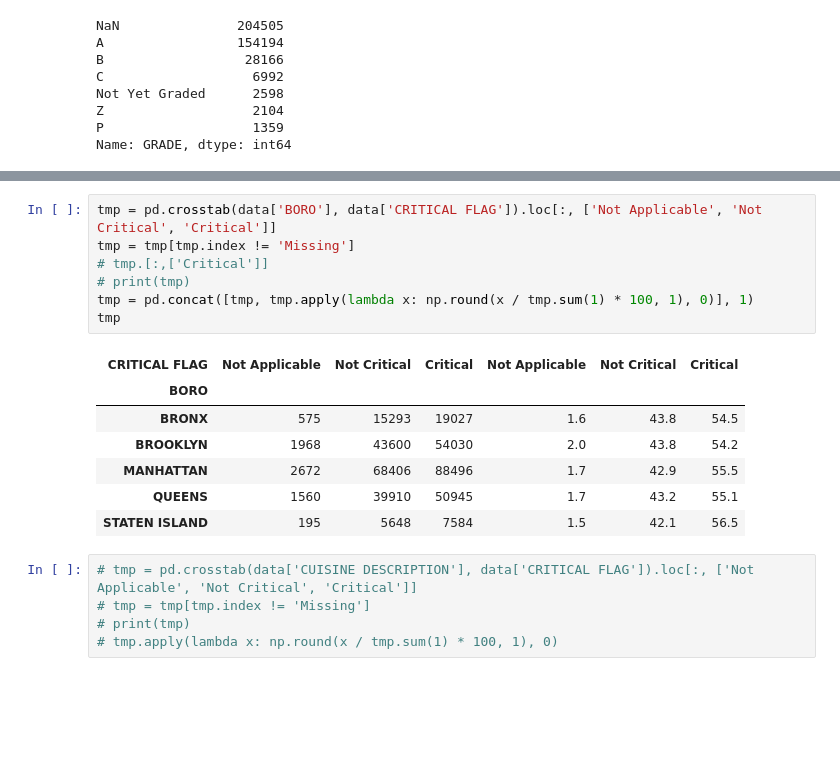
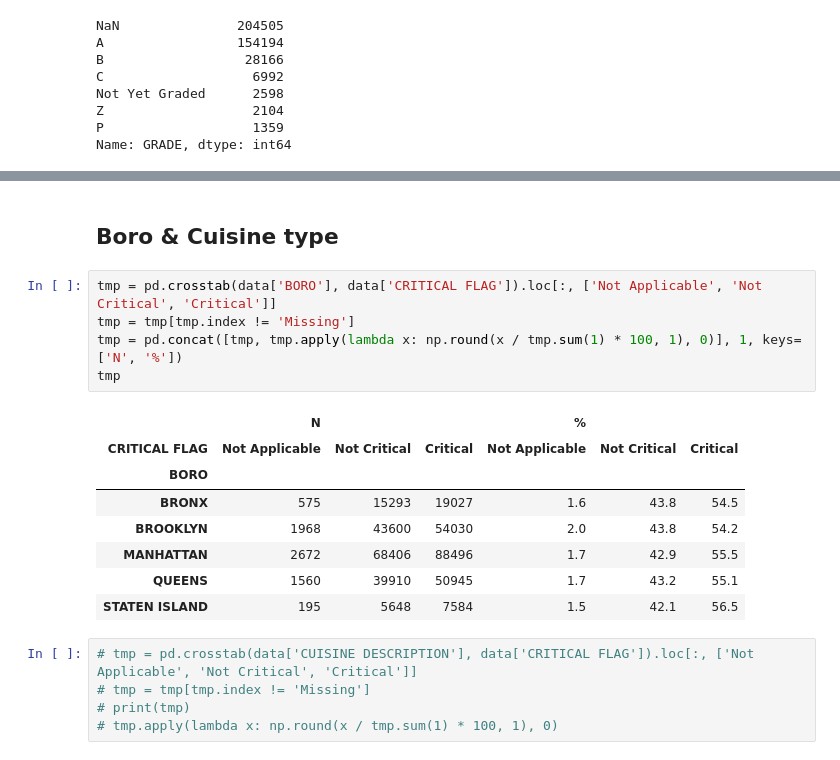
Before and after one commit to aunz/Insight-Data-Science-Challenge, a Jupyter notebook: NYC_Restaurant_Inspections.ipynb, the cells around one changed output, grey strips where cells are left out. Cells and saved outputs as stored; diff of their text form; blank space fills up the shorter version.

```diff
--- a/NYC_Restaurant_Inspections.ipynb
+++ b/NYC_Restaurant_Inspections.ipynb
@@ -161,11 +221,12 @@ Name: GRADE, dtype: int64
+# %% [markdown]
+## Boro & Cuisine type
 # %%
 tmp = pd.crosstab(data['BORO'], data['CRITICAL FLAG']).loc[:, ['Not Applicable', 'Not Critical', 'Critical']]
 tmp = tmp[tmp.index != 'Missing']
-# tmp.[:,['Critical']]
-# print(tmp)
-tmp = pd.concat([tmp, tmp.apply(lambda x: np.round(x / tmp.sum(1) * 100, 1), 0)], 1)
+tmp = pd.concat([tmp, tmp.apply(lambda x: np.round(x / tmp.sum(1) * 100, 1), 0)], 1, keys=['N', '%'])
 tmp
 # %% [output]
+|  | N |  |  | % |  |  |
 | CRITICAL FLAG | Not Applicable | Not Critical | Critical | Not Applicable | Not Critical | Critical |
 | BORO |  |  |  |  |  |  |
 | BRONX | 575 | 15293 | 19027 | 1.6 | 43.8 | 54.5 |
```
Also changed, not shown: parts of 9 cells of this notebook.
